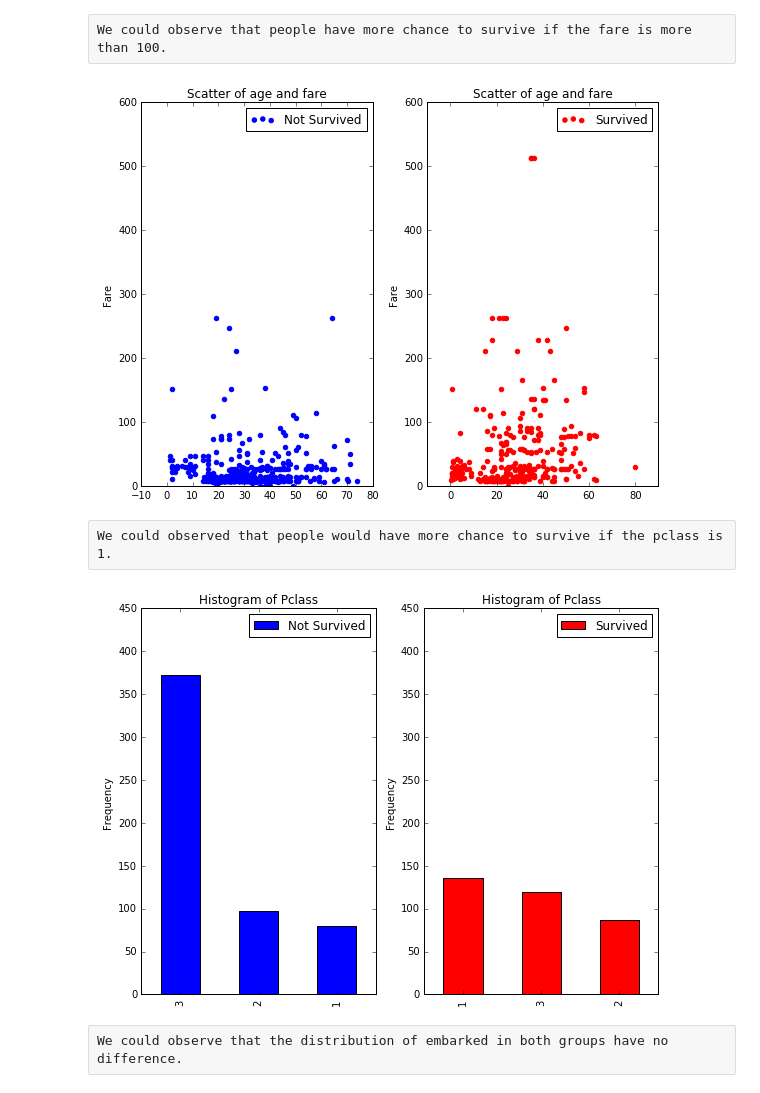
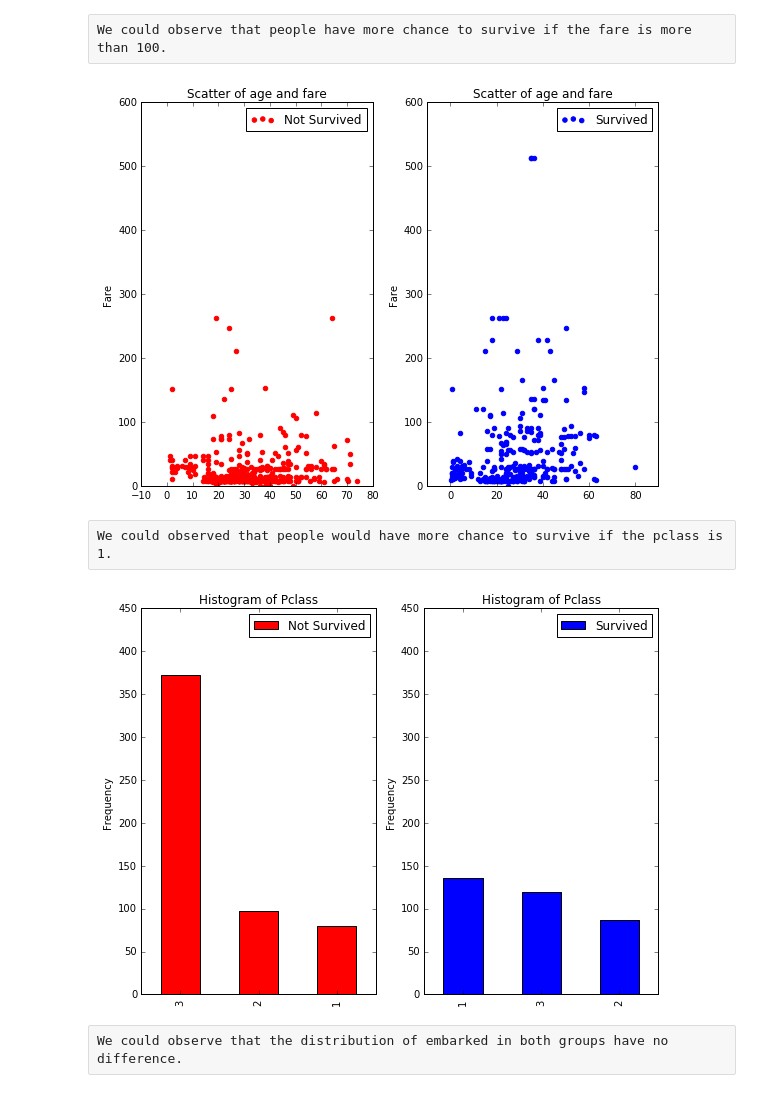
Before and after one commit to ArthurLu/Kaggle.Titanic, a Jupyter notebook: notebook.ipynb, the cells around one changed output. Cells and saved outputs as stored; diff of their text form; code cells hidden in the pictures.

```diff
--- a/notebook.ipynb
+++ b/notebook.ipynb
@@ -89,35 +91,35 @@ fg, ax = plt.subplots(ncols=2)
 ax[0].set_ylim((0,600))
 ax[0].set_ylabel('Fare')
 ax[0].set_title('Scatter of age and fare')
-ax[0].scatter(train[train.Survived==0].Age, train[train.Survived==0].Fare, label="Not Survived", color="blue")
+ax[0].scatter(train[train.Survived==0].Age, train[train.Survived==0].Fare, label="Not Survived", color="red")
 ax[0].legend()
 
 ax[1].set_ylim((0,600))
 ax[1].set_ylabel('Fare')
 ax[1].set_title('Scatter of age and fare')
-ax[1].scatter(train[train.Survived==1].Age, train[train.Survived==1].Fare, label="Survived", color="red")
+ax[1].scatter(train[train.Survived==1].Age, train[train.Survived==1].Fare, label="Survived", color="blue")
 ax[1].legend()
 fg.tight_layout()
 # %% [output]
-[figure, old version]
+[figure, new version]
 # %% [raw]
 We could observed that people would have more chance to survive if the pclass is 1.
 # %%
 fg, ax = plt.subplots(ncols=2)
 ax[0].set_ylim((0,450))
 ax[0].set_ylabel('Frequency')
 ax[0].set_title('Histogram of Pclass')
-train[train.Survived==0].Pclass.value_counts().plot(kind='bar', label="Not Survived", color="blue", ax=ax[0])
+train[train.Survived==0].Pclass.value_counts().plot(kind='bar', label="Not Survived", color="red", ax=ax[0])
 ax[0].legend()
 
 ax[1].set_ylim((0,450))
 ax[1].set_ylabel('Frequency')
 ax[1].set_title('Histogram of Pclass')
-train[train.Survived==1].Pclass.value_counts().plot(kind='bar', label="Survived", color="red", ax=ax[1])
+train[train.Survived==1].Pclass.value_counts().plot(kind='bar', label="Survived", color="blue", ax=ax[1])
 ax[1].legend()
 fg.tight_layout()
 # %% [output]
-[figure, old version]
+[figure, new version]
 # %% [raw]
 We could observe that the distribution of embarked in both groups have no difference.
 # %%
```
Also changed, not shown: parts of 26 cells of this notebook.
